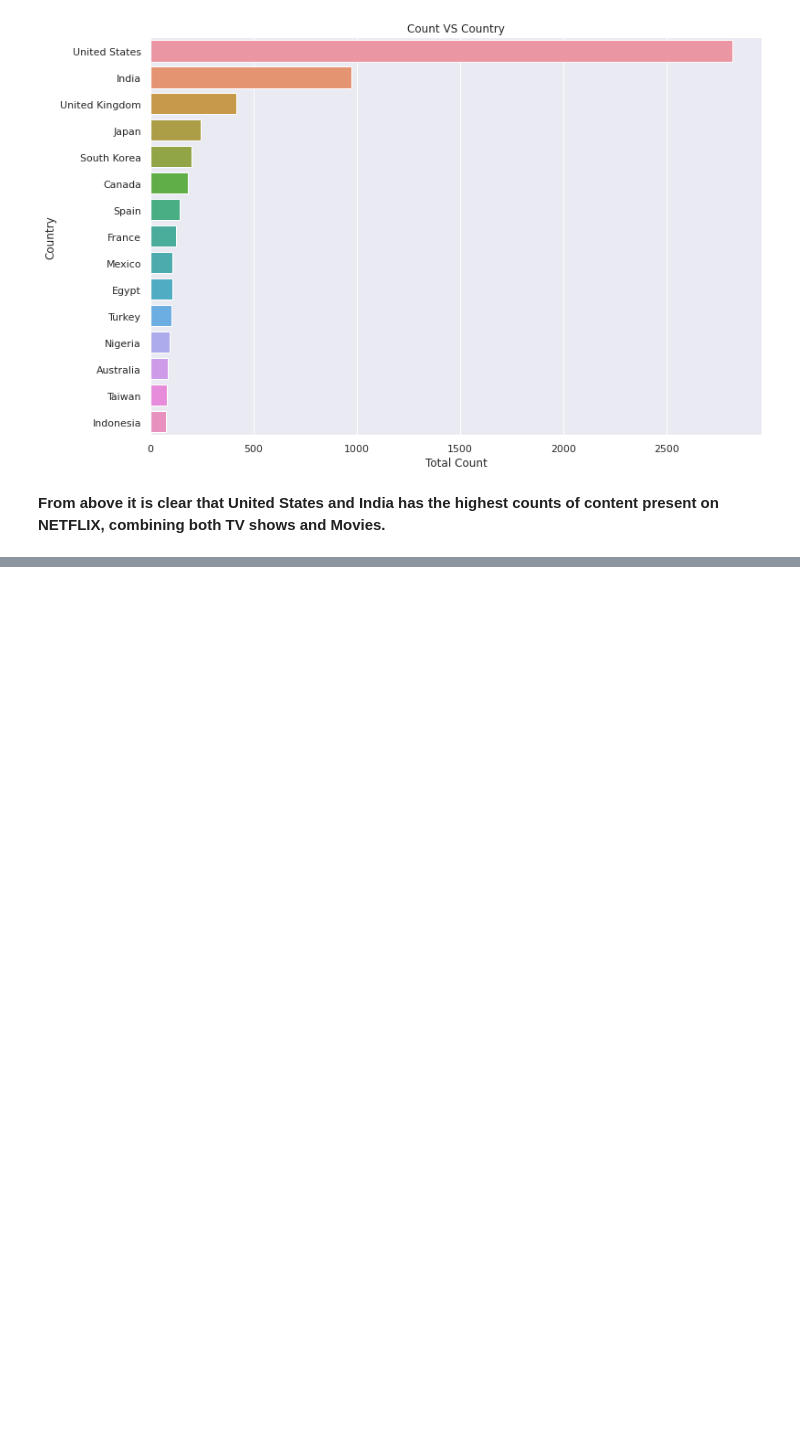
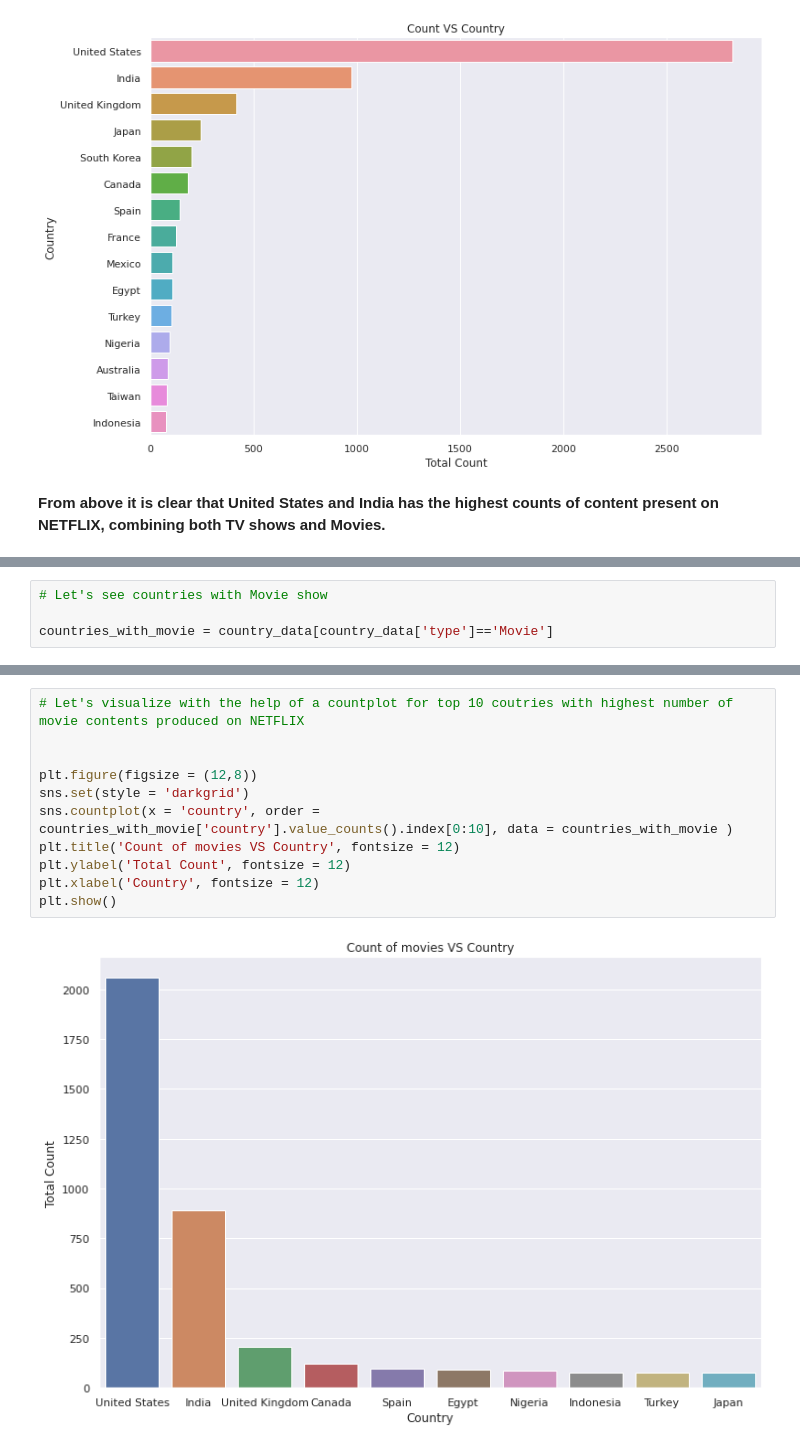
Before and after one commit to Kousikdutta1/Netflix-Shows-and-Movies-Dataset-Analysis, a Jupyter notebook: Netflix_Data_Analysis.ipynb, the cells around one changed output, grey strips where cells are left out. Cells and saved outputs as stored; diff of their text form; blank space fills up the shorter version.

Commit message:
fourth commit Netflix_dataset

```diff
--- a/Netflix_Data_Analysis.ipynb
+++ b/Netflix_Data_Analysis.ipynb
@@ -478,0 +485,4 @@ plt.show()
+# %%
+# Let's see countries with Movie show
+
+countries_with_movie = country_data[country_data['type']=='Movie']
@@ -478,0 +521,13 @@ plt.show()
+# %%
+# Let's visualize with the help of a countplot for top 10 coutries with highest number of movie contents produced on NETFLIX
+
+
+plt.figure(figsize = (12,8))
+sns.set(style = 'darkgrid')
+sns.countplot(x = 'country', order = countries_with_movie['country'].value_counts().index[0:10], data = countries_with_movie )
+plt.title('Count of movies VS Country', fontsize = 12)
+plt.ylabel('Total Count', fontsize = 12)
+plt.xlabel('Country', fontsize = 12)
+plt.show()
+# %% [output]
+[figure, added]
```
Also changed, not shown: parts of 28 cells of this notebook.
